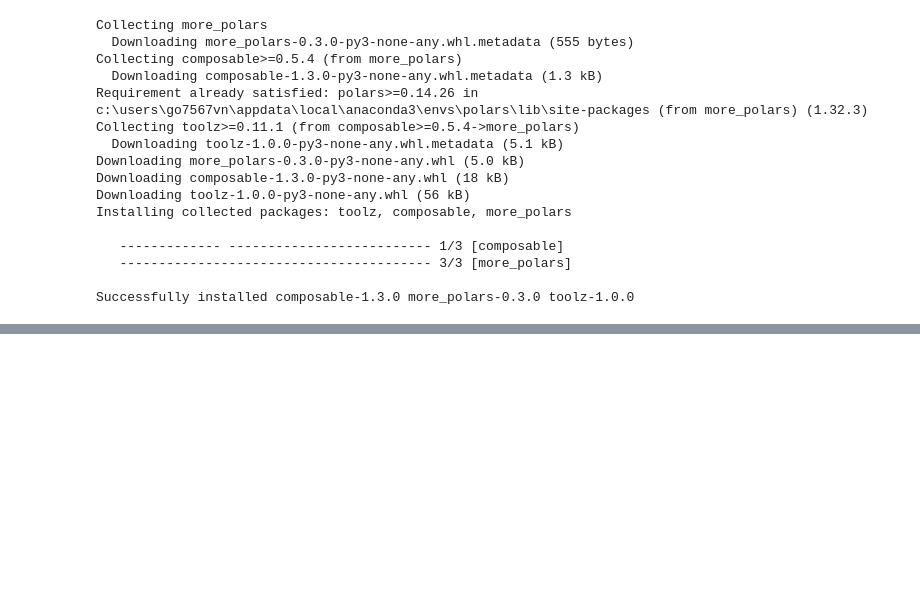
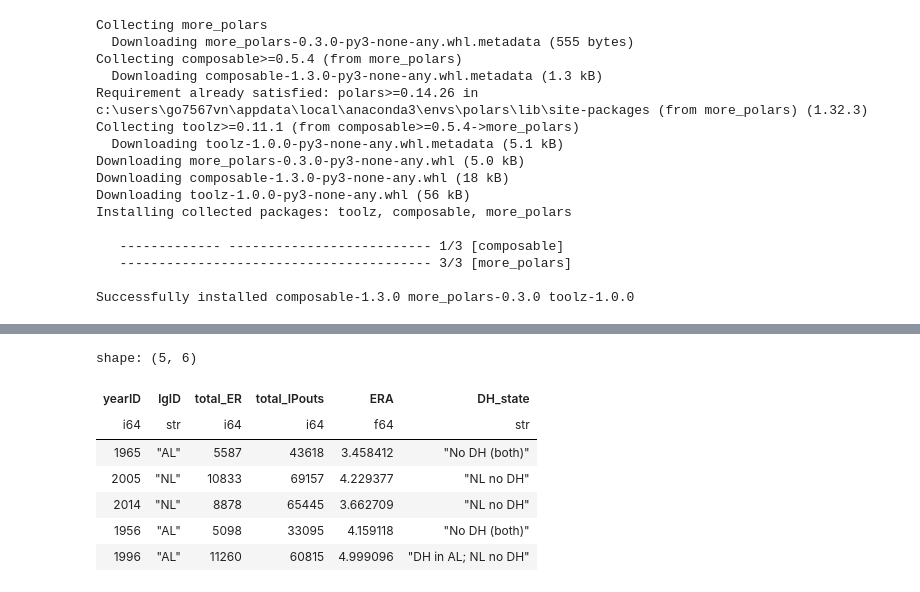
Before and after one commit to akmtamimahmed/Lab-1.2, a Jupyter notebook: data/comparing_league_wide_ERA.ipynb, the cells around one changed output, grey strips where cells are left out. Drawn from its saved outputs; the diff is of its cells as text; code cells hidden in the pictures; blank space fills up the shorter version.

```diff
--- a/data/comparing_league_wide_ERA.ipynb
+++ b/data/comparing_league_wide_ERA.ipynb
@@ -184,0 +140,11 @@ Link to the data repository: https://github.com/akmtamimahmed/Lab-1.2/tree/main/
+# %%
+pl.read_csv("league_era_by_year.csv").head()
+# %% [output]
+shape: (5, 6)
+| yearID | lgID | total_ER | total_IPouts | ERA | DH_state |
+| i64 | str | i64 | i64 | f64 | str |
+| 1965 | "AL" | 5587 | 43618 | 3.458412 | "No DH (both)" |
+| 2005 | "NL" | 10833 | 69157 | 4.229377 | "NL no DH" |
+| 2014 | "NL" | 8878 | 65445 | 3.662709 | "NL no DH" |
+| 1956 | "AL" | 5098 | 33095 | 4.159118 | "No DH (both)" |
+| 1996 | "AL" | 11260 | 60815 | 4.999096 | "DH in AL; NL no DH" |
```
Also changed, not shown: parts of 12 cells of this notebook, 4 other files.
